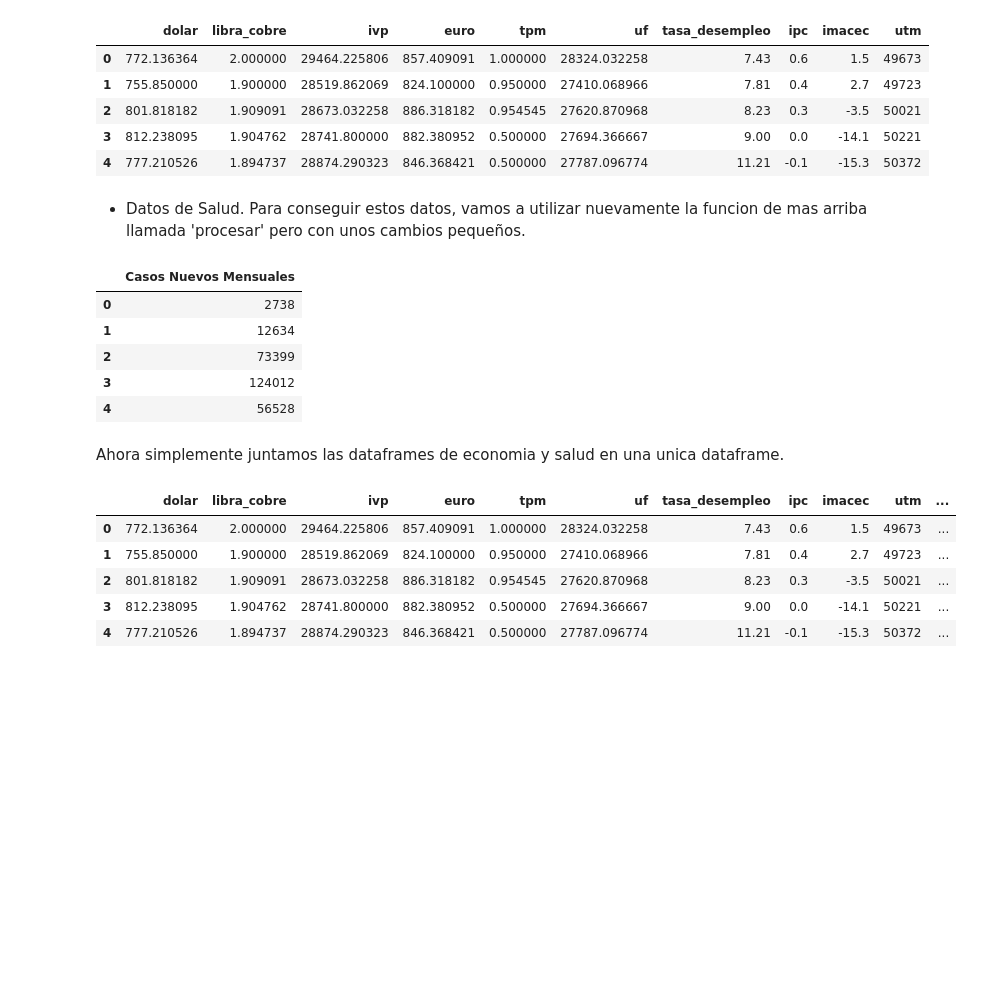
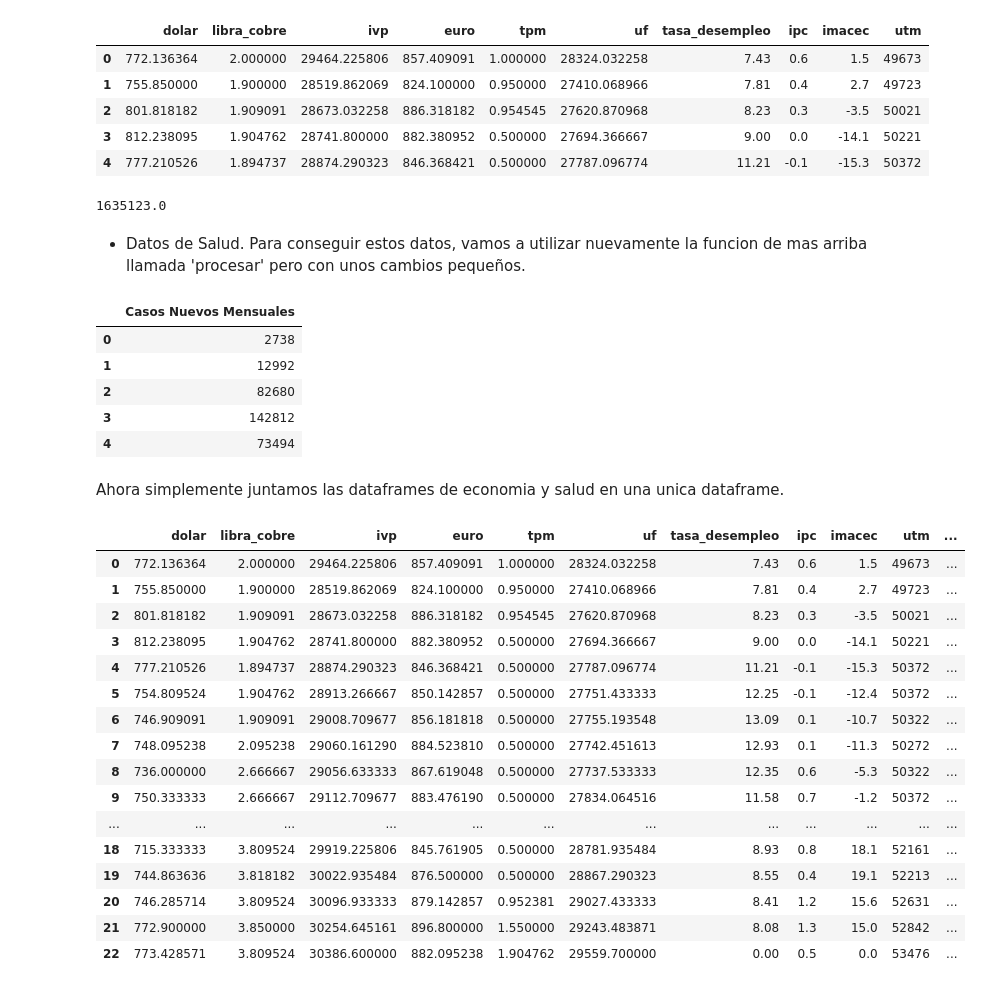
Before and after one commit to juanleonm/proyecto_cs, a Jupyter notebook: efectos_covid19_economia_Chilena.ipynb, the cells around one changed output. Cells and saved outputs as stored; diff of their text form; code cells hidden in the pictures; blank space fills up the shorter version.

```diff
--- a/efectos_covid19_economia_Chilena.ipynb
+++ b/efectos_covid19_economia_Chilena.ipynb
@@ -198,6 +204,23 @@ df_economia.head()
 | 2 | 801.818182 | 1.909091 | 28673.032258 | 886.318182 | 0.954545 | 27620.870968 | 8.23 | 0.3 | -3.5 | 50021 |
 | 3 | 812.238095 | 1.904762 | 28741.800000 | 882.380952 | 0.500000 | 27694.366667 | 9.00 | 0.0 | -14.1 | 50221 |
 | 4 | 777.210526 | 1.894737 | 28874.290323 | 846.368421 | 0.500000 | 27787.096774 | 11.21 | -0.1 | -15.3 | 50372 |
+# %%
+casos_totales = 'datos/datos_salud/producto5/TotalesNacionales.csv'
+df_casos_totales = pd.read_csv(casos_totales)
+df_casos_totales = df_casos_totales.transpose()
+df_casos_totales = df_casos_totales[[6]]
+df_casos_totales = df_casos_totales.iloc[1: , :]
+df_casos_totales = df_casos_totales.rename({6:'Casos Nuevos Diarios'}, axis=1)
+df_casos_totales['Casos Nuevos Diarios'].sum()
+
+casos_totales = 'datos/datos_salud/producto5/TotalesNacionales.csv'
+df_casos_totales = pd.read_csv(casos_totales)
+df_casos_totales = df_casos_totales.transpose()
+df_casos_totales = df_casos_totales[[0]]
+df_casos_totales = df_casos_totales.iloc[1: , :]
+df_casos_totales = df_casos_totales.rename({0:'Casos Nuevos Diarios'}, axis=1)
+# %% [output]
+1635123.0
 # %% [markdown]
 - Datos de Salud.
 Para conseguir estos datos, vamos a utilizar nuevamente la funcion de mas arriba llamada 'procesar' pero con unos cambios pequeños.
@@ -205,9 +228,10 @@ Para conseguir estos datos, vamos a utilizar nuevamente la funcion de mas arriba
 casos_totales = 'datos/datos_salud/producto5/TotalesNacionales.csv'
 df_casos_totales = pd.read_csv(casos_totales)
 df_casos_totales = df_casos_totales.transpose()
-df_casos_totales = df_casos_totales[[0]]
+df_casos_totales = df_casos_totales[[6]]
 df_casos_totales = df_casos_totales.iloc[1: , :]
-df_casos_totales = df_casos_totales.rename({0:'Casos Nuevos Diarios'}, axis=1)
+df_casos_totales = df_casos_totales.rename({6:'Casos Nuevos Diarios'}, axis=1)
+df_casos_totales['Casos Nuevos Diarios'].sum()
 
 def procesar(dataframe):
     mes = 3
@@ -241,19 +265,32 @@ dataframe_salud.head()
 # %% [output]
 |  | Casos Nuevos Mensuales |
 | 0 | 2738 |
-| 1 | 12634 |
-| 2 | 73399 |
-| 3 | 124012 |
-| 4 | 56528 |
+| 1 | 12992 |
+| 2 | 82680 |
+| 3 | 142812 |
+| 4 | 73494 |
 # %% [markdown]
 Ahora simplemente juntamos las dataframes de economia y salud en una unica dataframe.
 # %%
 df_final = pd.concat([df_economia, dataframe_salud], axis=1)
-df_final.head()
+df_final = df_final[:-1]
+df_final = df_final.fillna(0)
+df_final
 # %% [output]
 |  | dolar | libra_cobre | ivp | euro | tpm | uf | tasa_desempleo | ipc | imacec | utm | ... |
 | 0 | 772.136364 | 2.000000 | 29464.225806 | 857.409091 | 1.000000 | 28324.032258 | 7.43 | 0.6 | 1.5 | 49673 | ... |
 | 1 | 755.850000 | 1.900000 | 28519.862069 | 824.100000 | 0.950000 | 27410.068966 | 7.81 | 0.4 | 2.7 | 49723 | ... |
 | 2 | 801.818182 | 1.909091 | 28673.032258 | 886.318182 | 0.954545 | 27620.870968 | 8.23 | 0.3 | -3.5 | 50021 | ... |
 | 3 | 812.238095 | 1.904762 | 28741.800000 | 882.380952 | 0.500000 | 27694.366667 | 9.00 | 0.0 | -14.1 | 50221 | ... |
 | 4 | 777.210526 | 1.894737 | 28874.290323 | 846.368421 | 0.500000 | 27787.096774 | 11.21 | -0.1 | -15.3 | 50372 | ... |
+| 5 | 754.809524 | 1.904762 | 28913.266667 | 850.142857 | 0.500000 | 27751.433333 | 12.25 | -0.1 | -12.4 | 50372 | ... |
+| 6 | 746.909091 | 1.909091 | 29008.709677 | 856.181818 | 0.500000 | 27755.193548 | 13.09 | 0.1 | -10.7 | 50322 | ... |
+| 7 | 748.095238 | 2.095238 | 29060.161290 | 884.523810 | 0.500000 | 27742.451613 | 12.93 | 0.1 | -11.3 | 50272 | ... |
+| 8 | 736.000000 | 2.666667 | 29056.633333 | 867.619048 | 0.500000 | 27737.533333 | 12.35 | 0.6 | -5.3 | 50322 | ... |
+| 9 | 750.333333 | 2.666667 | 29112.709677 | 883.476190 | 0.500000 | 27834.064516 | 11.58 | 0.7 | -1.2 | 50372 | ... |
+| ... | ... | ... | ... | ... | ... | ... | ... | ... | ... | ... | ... |
+| 18 | 715.333333 | 3.809524 | 29919.225806 | 845.761905 | 0.500000 | 28781.935484 | 8.93 | 0.8 | 18.1 | 52161 | ... |
+| 19 | 744.863636 | 3.818182 | 30022.935484 | 876.500000 | 0.500000 | 28867.290323 | 8.55 | 0.4 | 19.1 | 52213 | ... |
+| 20 | 746.285714 | 3.809524 | 30096.933333 | 879.142857 | 0.952381 | 29027.433333 | 8.41 | 1.2 | 15.6 | 52631 | ... |
+| 21 | 772.900000 | 3.850000 | 30254.645161 | 896.800000 | 1.550000 | 29243.483871 | 8.08 | 1.3 | 15.0 | 52842 | ... |
+| 22 | 773.428571 | 3.809524 | 30386.600000 | 882.095238 | 1.904762 | 29559.700000 | 0.00 | 0.5 | 0.0 | 53476 | ... |
```
Also changed, not shown: parts of 20 cells of this notebook.
